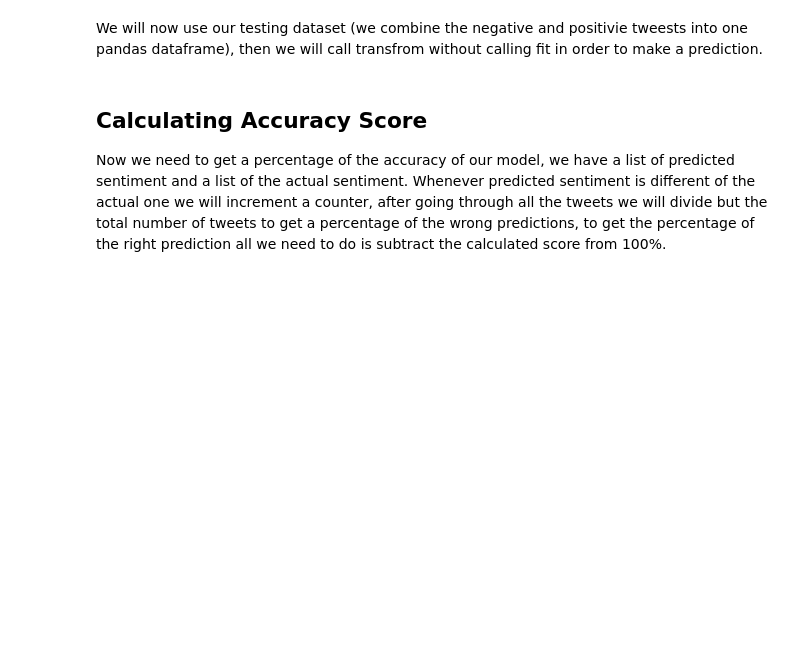
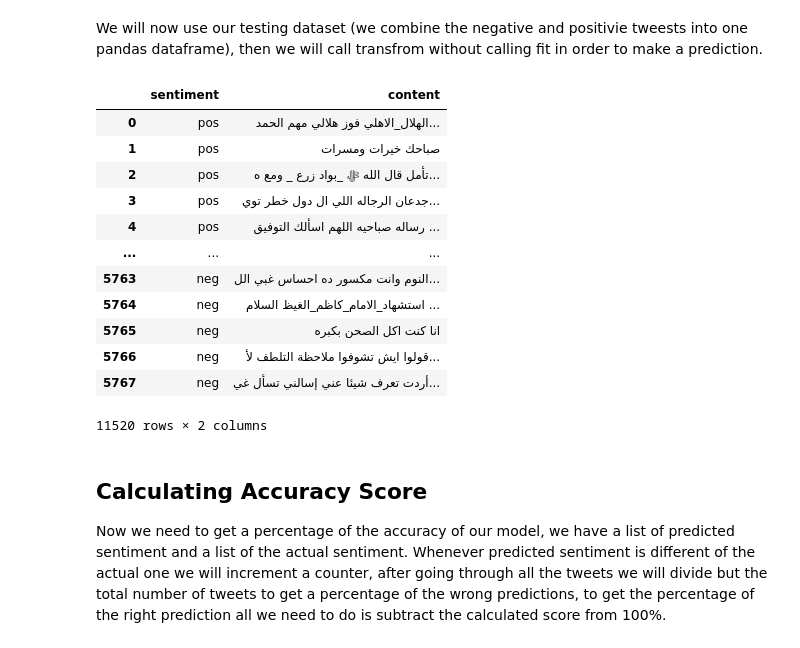
Before and after one commit to fayssalElAnsari/tatia-project, a Jupyter notebook: kaggle_notebook.ipynb, the cells around one changed output. Cells and saved outputs as stored; diff of their text form; code cells hidden in the pictures; blank space fills up the shorter version.

```diff
--- a/kaggle_notebook.ipynb
+++ b/kaggle_notebook.ipynb
@@ -189,14 +191,33 @@ clf = MultinomialNB().fit(X_train_tfidf, X_train.sentiment)
 We will now use our testing dataset (we combine the negative and positivie tweests into one pandas dataframe), then we will call transfrom without calling fit in order to make a prediction.
 # %%
 X_test = pd.concat([test_tweets_positive,test_tweets_negative])
+
+X_test.content = X_test.content.apply(remove_stop_words)
+X_test.content = X_test.content.apply(remove_emojis)
+X_test.content = X_test.content.apply(remove_punctuation)
+display(X_test)
 
 X_test_counts = count_vect.transform(X_test.content)
 X_test_tfidf = tfidf_transformer.transform(X_test_counts)
 
 predicted = clf.predict(X_test_tfidf)
 
 # for tweet, sentiment in zip(X_test.content, predicted):
 #     print('%r => %s' % (tweet, sentiment))
+# %% [output]
+|  | sentiment | content |
+| 0 | pos | الهلال_الاهلي فوز هلالي مهم الحمد... |
+| 1 | pos | صباحك خيرات ومسرات |
+| 2 | pos | تأمل قال الله ﷻ _بواد زرع _ ومع ه... |
+| 3 | pos | جدعان الرجاله اللي ال دول خطر توي... |
+| 4 | pos | رساله صباحيه اللهم اسألك التوفيق ... |
+| ... | ... | ... |
+| 5763 | neg | النوم وانت مكسور ده احساس غبي الل... |
+| 5764 | neg | استشهاد_الامام_كاظم_الغيظ السلام ... |
+| 5765 | neg | انا كنت اكل الصحن بكبره |
+| 5766 | neg | قولوا ايش تشوفوا ملاحظة التلطف لأ... |
+| 5767 | neg | أردت تعرف شيئا عني إسالني تسأل غي... |
+11520 rows × 2 columns
 # %% [markdown]
 ## Calculating Accuracy Score
 Now we need to get a percentage of the accuracy of our model, we have a list of predicted sentiment and a list of the actual sentiment. Whenever predicted sentiment is different of the actual one we will increment a counter, after going through all the tweets we will divide but the total number of tweets to get a percentage of the wrong predictions, to get the percentage of the right prediction all we need to do is subtract the calculated score from 100%.
```
Also changed, not shown: parts of 9 cells of this notebook.
